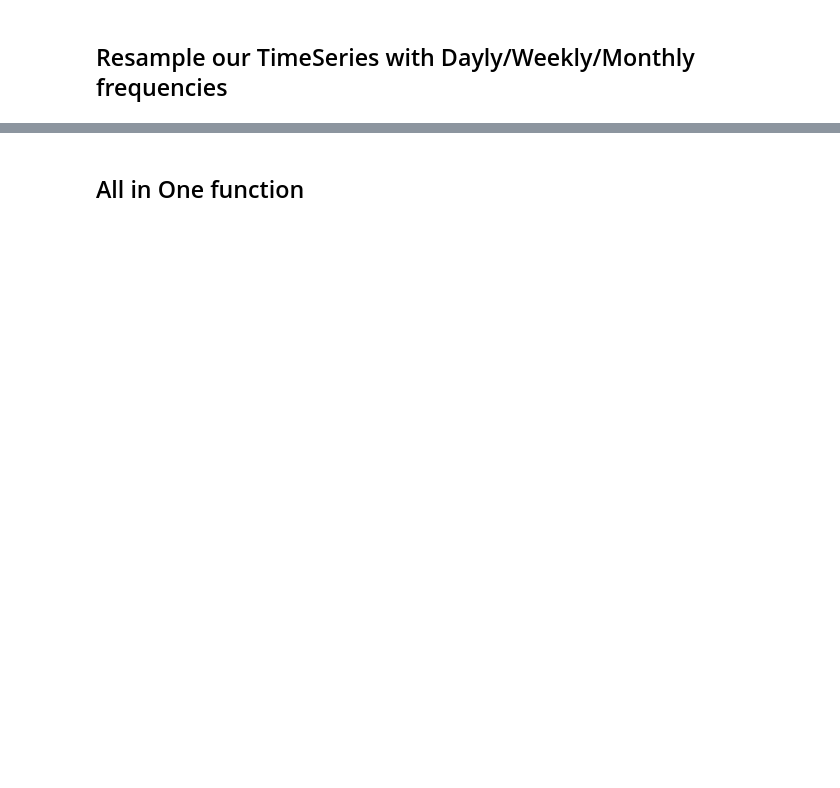
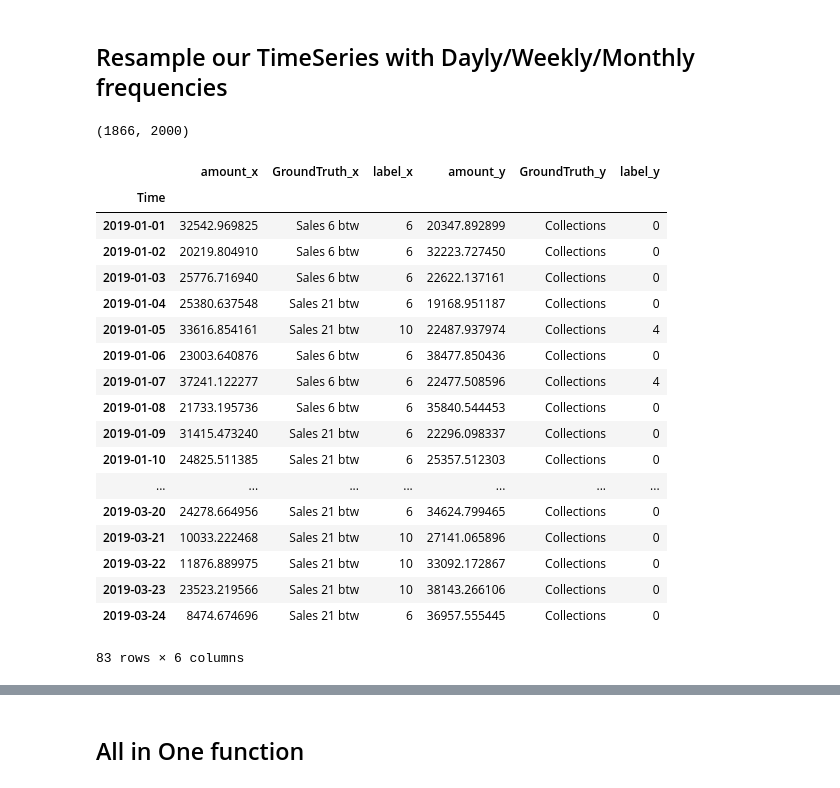
Before and after one commit to AlexWorldD/NetEmbs, a Jupyter notebook: InteractiveVis_v2.ipynb, the cells around one changed output, grey strips where cells are left out. Drawn from its saved outputs; the diff is of its cells as text; code cells hidden in the pictures; blank space fills up the shorter version.

```diff
--- a/InteractiveVis_v2.ipynb
+++ b/InteractiveVis_v2.ipynb
@@ -499,11 +480,37 @@ plotAmounts(df_filtered)
 # %%
 sales = df_filtered[0]
 collections = df_filtered[1]
+# %%
+sales.ID.nunique(), collections.ID.nunique()
+# %% [output]
+(1866, 2000)
 # %%
 sales_w = sales.resample("D").apply({"amount": sum, "GroundTruth": pd.Series.mode, "label": pd.Series.mode})
 sales_w.name = sales.name+", weekly"
 collections_w = collections.resample("D").apply({"amount": sum, "GroundTruth": pd.Series.mode, "label": pd.Series.mode})
 collections_w.name = collections.name+", weekly"
+# %%
+sales_w.merge(collections_w, on="Time")
+# %% [output]
+|  | amount_x | GroundTruth_x | label_x | amount_y | GroundTruth_y | label_y |
+| Time |  |  |  |  |  |  |
+| 2019-01-01 | 32542.969825 | Sales 6 btw | 6 | 20347.892899 | Collections | 0 |
+| 2019-01-02 | 20219.804910 | Sales 6 btw | 6 | 32223.727450 | Collections | 0 |
+| 2019-01-03 | 25776.716940 | Sales 6 btw | 6 | 22622.137161 | Collections | 0 |
+| 2019-01-04 | 25380.637548 | Sales 21 btw | 6 | 19168.951187 | Collections | 0 |
+| 2019-01-05 | 33616.854161 | Sales 21 btw | 10 | 22487.937974 | Collections | 4 |
+| 2019-01-06 | 23003.640876 | Sales 6 btw | 6 | 38477.850436 | Collections | 0 |
+| 2019-01-07 | 37241.122277 | Sales 6 btw | 6 | 22477.508596 | Collections | 4 |
+| 2019-01-08 | 21733.195736 | Sales 6 btw | 6 | 35840.544453 | Collections | 0 |
+| 2019-01-09 | 31415.473240 | Sales 21 btw | 6 | 22296.098337 | Collections | 0 |
+| 2019-01-10 | 24825.511385 | Sales 21 btw | 6 | 25357.512303 | Collections | 0 |
+| ... | ... | ... | ... | ... | ... | ... |
+| 2019-03-20 | 24278.664956 | Sales 21 btw | 6 | 34624.799465 | Collections | 0 |
+| 2019-03-21 | 10033.222468 | Sales 21 btw | 10 | 27141.065896 | Collections | 0 |
+| 2019-03-22 | 11876.889975 | Sales 21 btw | 10 | 33092.172867 | Collections | 0 |
+| 2019-03-23 | 23523.219566 | Sales 21 btw | 10 | 38143.266106 | Collections | 0 |
+| 2019-03-24 | 8474.674696 | Sales 21 btw | 6 | 36957.555445 | Collections | 0 |
+83 rows × 6 columns
 # %%
 plotAmounts([sales_w, collections_w], vis_type="line")
 # %% [output]
```
Also changed, not shown: parts of 24 cells of this notebook, 1 other file.
